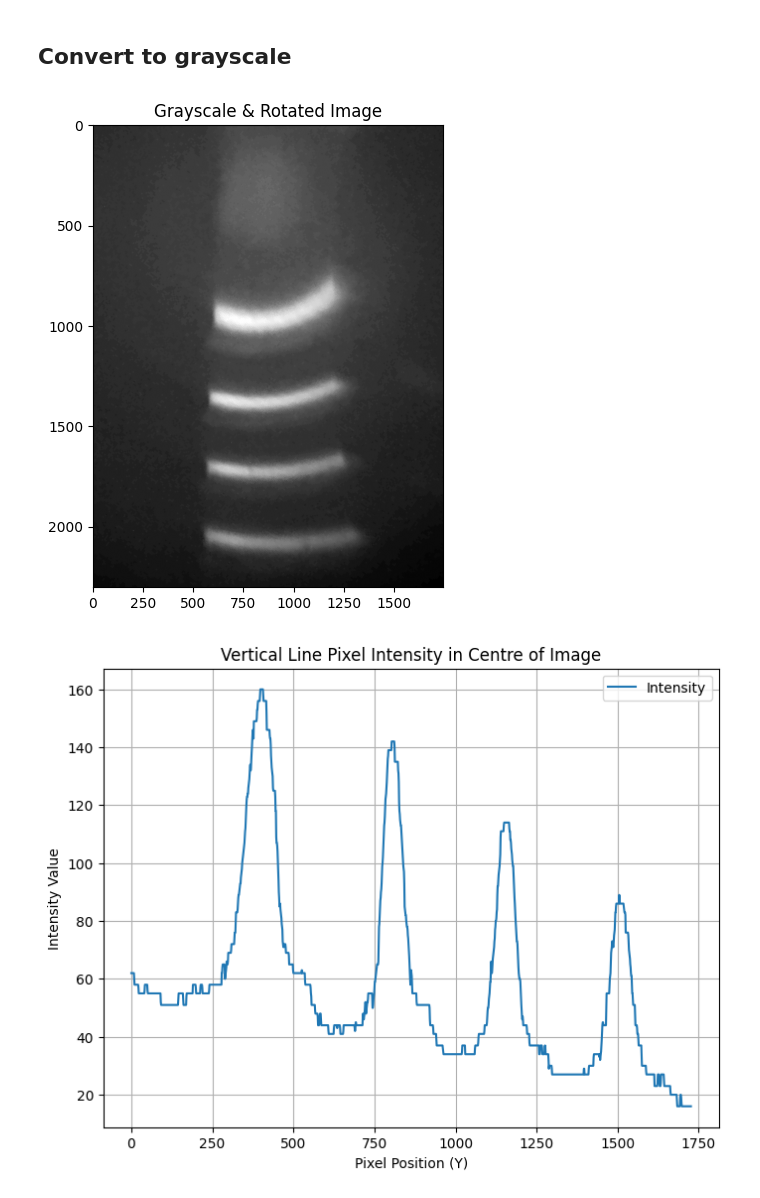
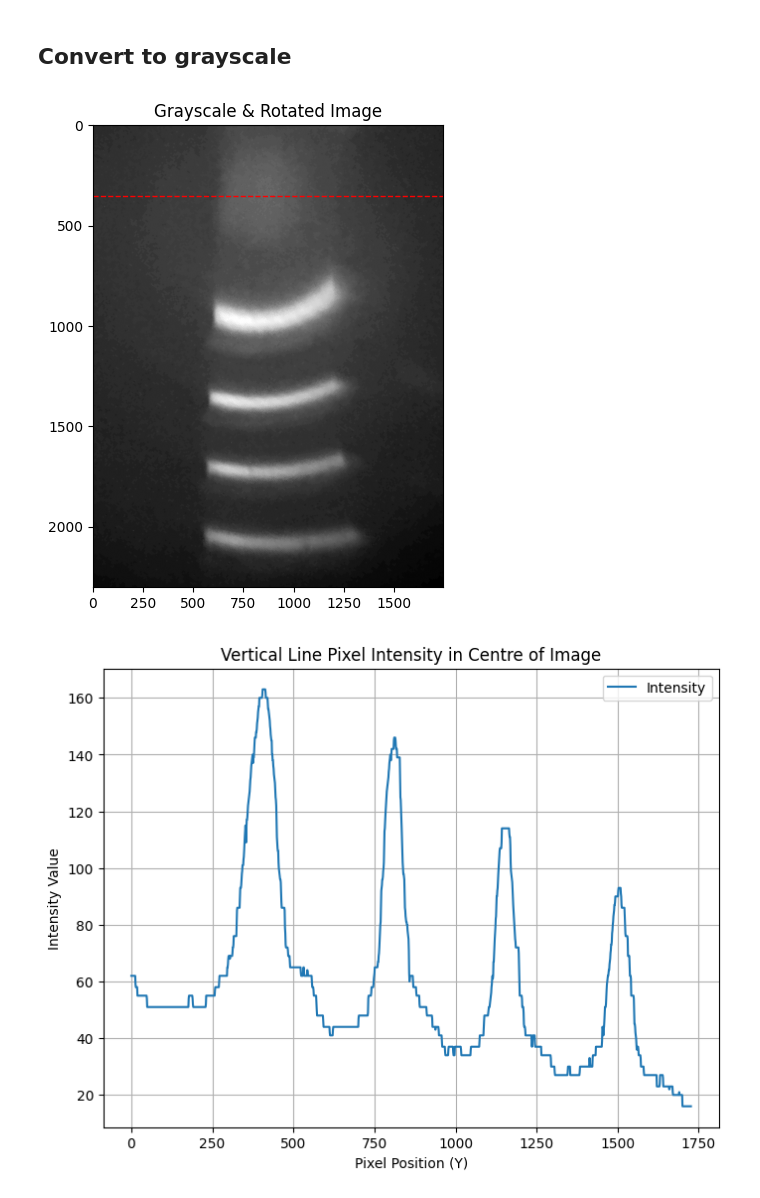
Before and after one commit to williamlittle423/zeeman_effect, a Jupyter notebook: data_analysis/image_analysis.ipynb, the cells around one changed output. Drawn from its saved outputs; the diff is of its cells as text; code cells hidden in the pictures.

```diff
--- a/data_analysis/image_analysis.ipynb
+++ b/data_analysis/image_analysis.ipynb
@@ -4,7 +4,7 @@ import numpy as np
 from matplotlib import pyplot as plt
 
 # Load the input image
-image = cv2.imread('pattern_0.jpg')
+image = cv2.imread('images/pattern_0.jpg')
 
 # Crop the top 30% of the image
 height, width = image.shape[:2]
@@ -57,29 +57,31 @@ Rotated Image Dimensions: 5816x5753
 # %%
 # Convert rotated image to grayscale
 gray_image = cv2.cvtColor(rotated_image, cv2.COLOR_BGR2GRAY)
+print(gray_image.)
 
 # Plot the grayscale image
 plt.figure(figsize=(5, 6))
 plt.imshow(gray_image, cmap='gray')
+plt.axhline(y=350, color='r', linestyle='--', linewidth=1)
 plt.title('Grayscale & Rotated Image')
 plt.savefig('gray_rotated_image.png')
 # %% [output]
-[figure, old version]
+[figure, new version]
 # %%
 
 # Load the image in grayscale
 
 # Get the middle column (vertical line)
-middle_column = gray_image[int(gray_image.shape[0] / 4):, gray_image.shape[1] // 2]
+middle_column = gray_image[int(gray_image.shape[0] / 4):, 800]
 
 # Plot the intensity values
 plt.figure(figsize=(8, 6))
 plt.plot(middle_column, label='Intensity')
 plt.title('Vertical Line Pixel Intensity in Centre of Image')
 plt.xlabel('Pixel Position (Y)')
 plt.ylabel('Intensity Value')
 plt.legend()
 plt.grid()
 plt.show()
 # %% [output]
-[figure, old version]
+[figure, new version]
```
Also changed, not shown: parts of 3 cells of this notebook, 9 other files.
